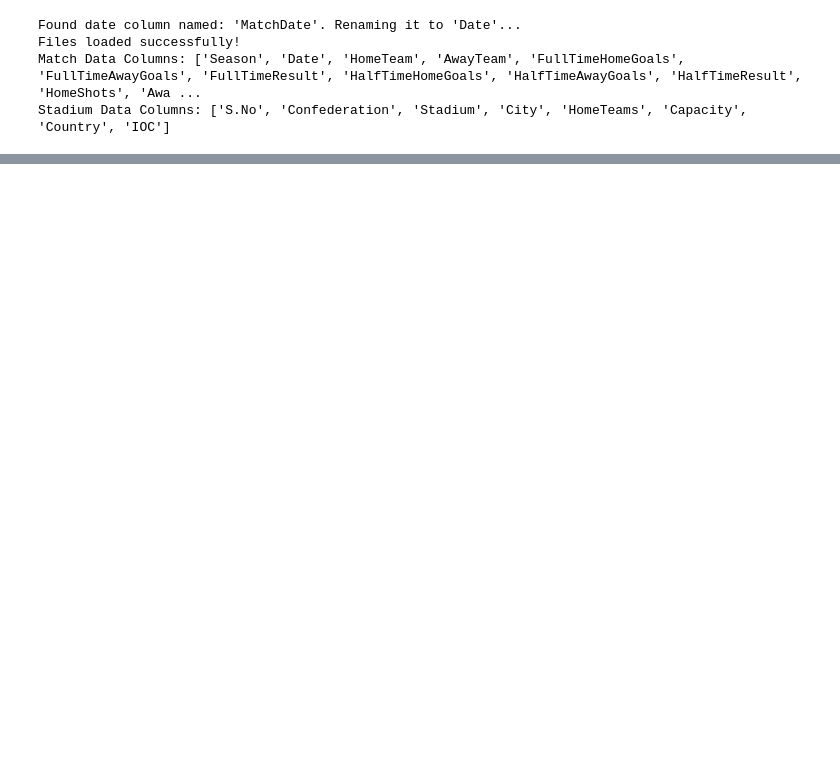
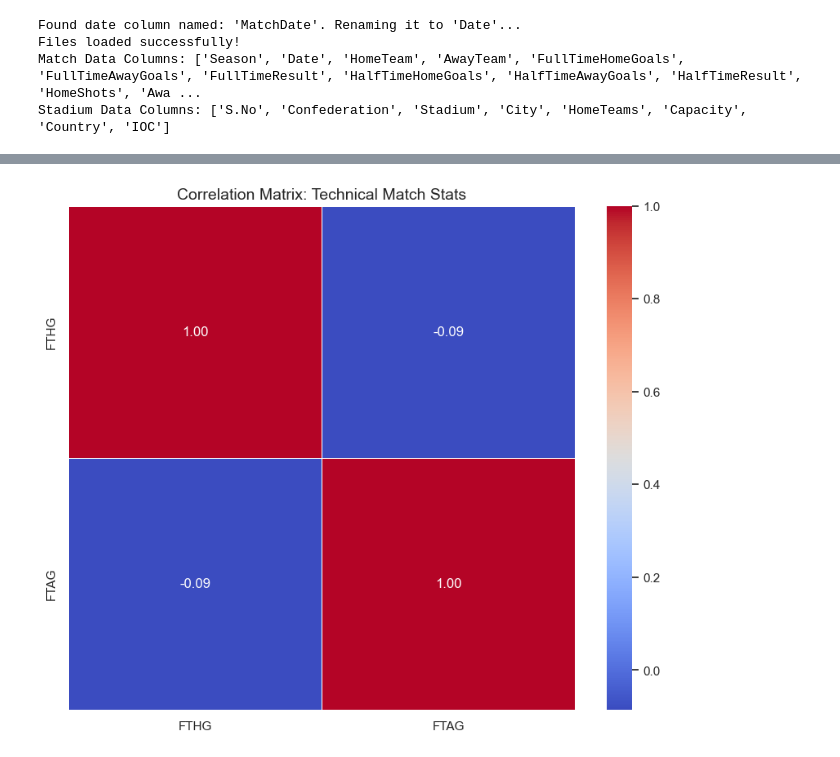
Before and after one commit to mehmetozturk-bit/DSA210-term-project, a Jupyter notebook: analysis.ipynb, the cells around one changed output, grey strips where cells are left out. Drawn from its saved outputs; the diff is of its cells as text; code cells hidden in the pictures; blank space fills up the shorter version.

Commit message:
Addressed feedback: Added technical EDA (Heatmaps, Boxplots) and English comments

```diff
--- a/analysis.ipynb
+++ b/analysis.ipynb
@@ -144,20 +145,0 @@ Found team column by name: 'Team'. Renaming to 'Team'...
-# %%
-# 3. Exploratory Data Analysis
-sns.set_style("whitegrid")
-
-# Plot 1: Home Win Rate by Season
-plt.figure(figsize=(12, 6))
-season_stats = df.groupby('Season')['Home_Win'].mean()
-sns.lineplot(x=season_stats.index, y=season_stats.values, marker='o')
-plt.axvspan(2020, 2021, color='red', alpha=0.1, label='COVID Era')
-plt.title('Home Win Rate Over Time')
-plt.ylabel('Win Rate')
-plt.legend()
-plt.show()
-
-# Plot 2: Goal Difference Distribution
-plt.figure(figsize=(10, 6))
-sns.histplot(df['Goal_Diff'], bins=20, kde=True)
-plt.axvline(0, color='red', linestyle='--')
-plt.title('Distribution of Goal Difference (Home - Away)')
-plt.show()
@@ -166,0 +146,67 @@ plt.show()
+# %%
+# 3. ADVANCED EXPLORATORY DATA ANALYSIS (EDA)
+# In this section, we analyze correlations, team-specific performance, and capacity effects.
+
+sns.set_theme(style="whitegrid")
+
+# --- A. Correlation Matrix (Technical Analysis) ---
+# We investigate the relationship between technical match statistics (Shots, Corners, Cards) and Goals.
+plt.figure(figsize=(10, 8))
+
+# Select only numeric columns relevant to match statistics
+numeric_cols = ['FTHG', 'FTAG', 'HomeShots', 'AwayShots', 'HomeCorners', 'AwayCorners', 'HomeYellowCards', 'AwayYellowCards']
+# Filter columns that actually exist in the dataframe to prevent errors
+existing_cols = [col for col in numeric_cols if col in df.columns]
+
+if len(existing_cols) > 0:
+    corr_matrix = df[existing_cols].corr()
+    sns.heatmap(corr_matrix, annot=True, cmap='coolwarm', fmt=".2f", linewidths=0.5)
+    plt.title('Correlation Matrix: Technical Match Stats', fontsize=14)
+    plt.show()
+else:
+    print("Warning: Technical columns (Shots/Corners) not found in dataset. Skipping Heatmap.")
+
+# --- B. Team-Specific Home Advantage (The "Fortress" Effect) ---
+# Identify top 10 teams with the highest average Goal Difference at home.
+home_advantage = df.groupby('HomeTeam')['Goal_Diff'].mean().sort_values(ascending=False).head(10)
+
+plt.figure(figsize=(12, 6))
+sns.barplot(x=home_advantage.values, y=home_advantage.index, palette='viridis')
+plt.title('Top 10 Teams with Highest Home Goal Difference', fontsize=14)
+plt.xlabel('Average Goal Difference per Match')
+plt.ylabel('Team')
+plt.show()
+
+# --- C. Distribution of Home Advantage Over Time ---
+# Box plot to visualize the spread and outliers of Goal Difference across seasons.
+plt.figure(figsize=(14, 6))
+sns.boxplot(x='Season', y='Goal_Diff', data=df, palette="Set3")
+plt.axhline(0, color='red', linestyle='--', linewidth=2, label='Neutral (No Advantage)')
+plt.xticks(rotation=45)
+plt.title('Distribution of Home Goal Difference Over Seasons', fontsize=14)
+plt.legend()
+plt.show()
+
+# --- D. Impact of Stadium Capacity on Home Win Rate ---
+# We analyze if larger stadiums (more fans) correlate with a higher win probability.
+# Note: We use df_merged here because it contains the 'Capacity' column.
+if 'Capacity' in df_merged.columns and 'Home_Win' in df_merged.columns:
+    # Group by team to get average capacity and win rate
+    capacity_stats = df_merged.groupby('HomeTeam').agg({
+        'Capacity': 'mean',
+        'Home_Win': 'mean'
+    }).reset_index()
+
+    plt.figure(figsize=(10, 6))
+    # Scatter plot with regression line
+    sns.scatterplot(data=capacity_stats, x='Capacity', y='Home_Win', size='Capacity', sizes=(50, 400), hue='Home_Win', palette='magma')
+    sns.regplot(data=capacity_stats, x='Capacity', y='Home_Win', scatter=False, color='black', line_kws={'alpha':0.5})
+
+    plt.title('Impact of Stadium Capacity on Home Win Rate', fontsize=14)
+    plt.xlabel('Stadium Capacity')
+    plt.ylabel('Average Home Win Rate')
+    plt.show()
+else:
+    print("Warning: 'Capacity' column not found. Skipping Scatter Plot.")
+# %% [output]
+[figure, added]
```
Also changed, not shown: parts of 4 cells of this notebook, 1 other file.
